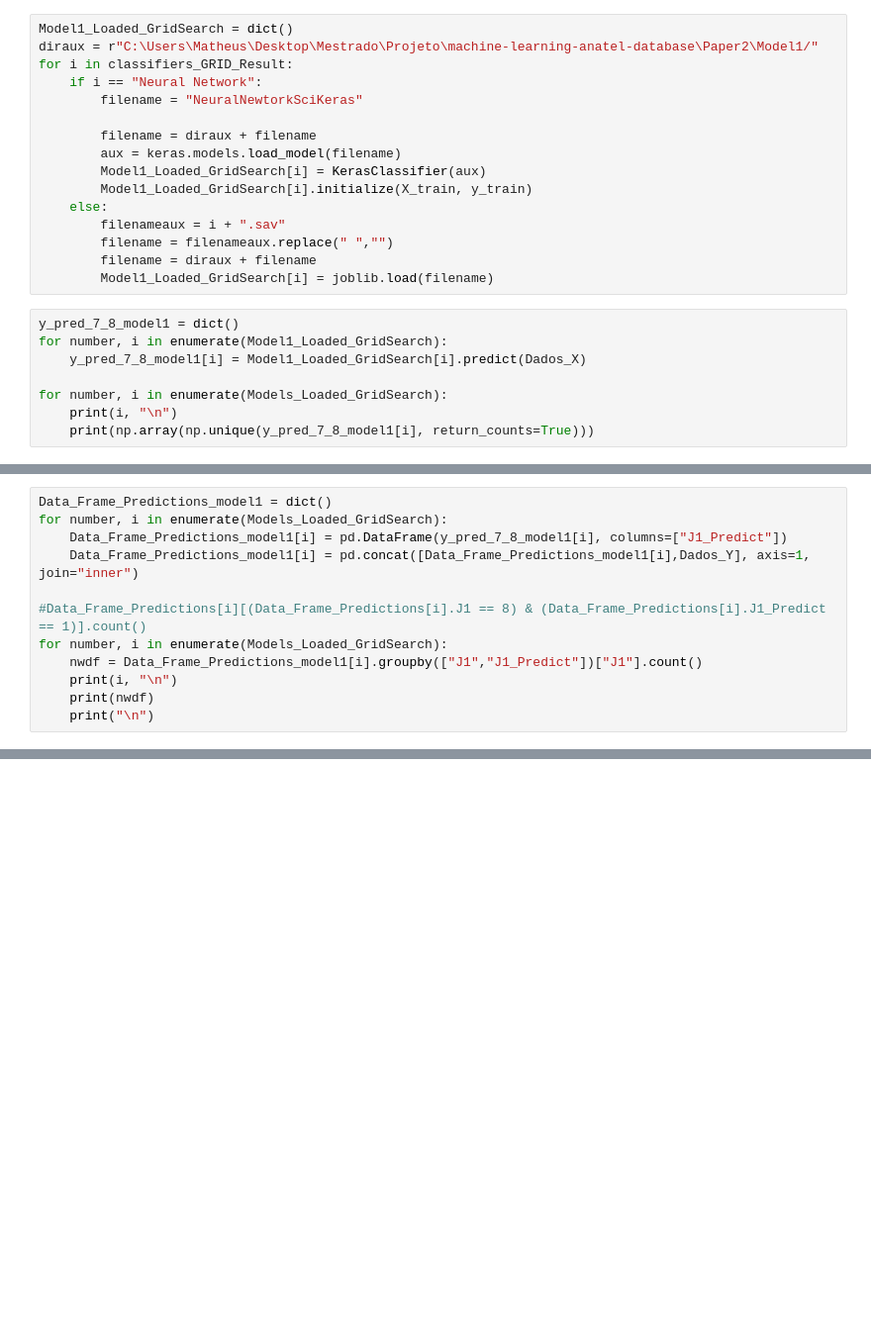
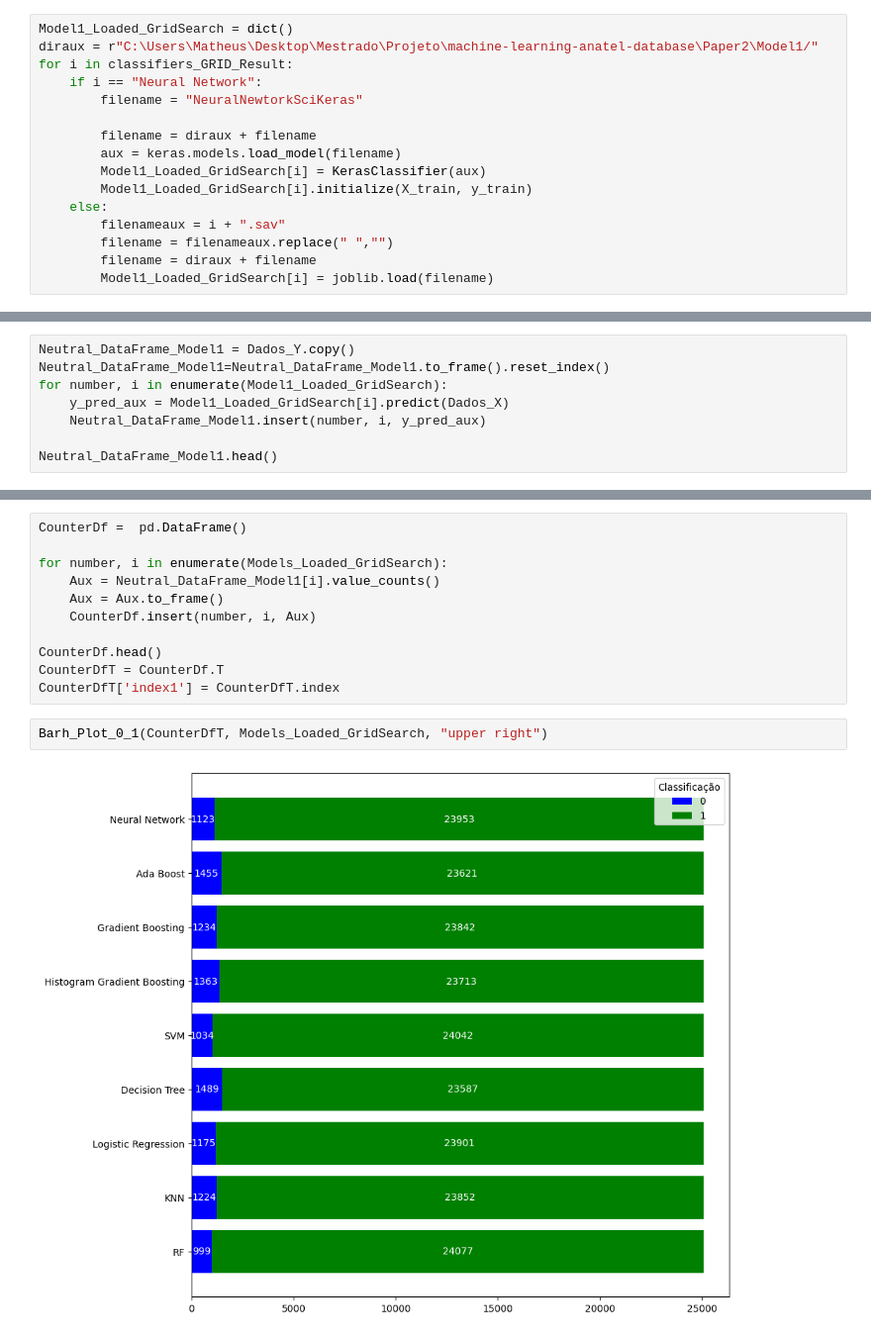
Before and after one commit to mrelero/machine-learning-anatel-database, a Jupyter notebook: Paper2/Model2/Model2.ipynb, the cells around one changed output, grey strips where cells are left out. Shown at 99% size. Saved outputs shown, nothing was run; the diff lists cells and outputs as text; blank space fills up the shorter version.

```diff
--- a/Paper2/Model2/Model2.ipynb
+++ b/Paper2/Model2/Model2.ipynb
@@ -895,11 +939,3 @@ for i in classifiers_GRID_Result:
         filename = filenameaux.replace(" ","")
         filename = diraux + filename
         Model1_Loaded_GridSearch[i] = joblib.load(filename)
-# %%
-y_pred_7_8_model1 = dict()
-for number, i in enumerate(Model1_Loaded_GridSearch):
-    y_pred_7_8_model1[i] = Model1_Loaded_GridSearch[i].predict(Dados_X)
-
-for number, i in enumerate(Models_Loaded_GridSearch):
-    print(i, "\n")
-    print(np.array(np.unique(y_pred_7_8_model1[i], return_counts=True)))
@@ -924,12 +941,0 @@ Neural Network
-# %%
-Data_Frame_Predictions_model1 = dict()
-for number, i in enumerate(Models_Loaded_GridSearch):
-    Data_Frame_Predictions_model1[i] = pd.DataFrame(y_pred_7_8_model1[i], columns=["J1_Predict"])
-    Data_Frame_Predictions_model1[i] = pd.concat([Data_Frame_Predictions_model1[i],Dados_Y], axis=1, join="inner")
-
-#Data_Frame_Predictions[i][(Data_Frame_Predictions[i].J1 == 8) & (Data_Frame_Predictions[i].J1_Predict == 1)].count()
-for number, i in enumerate(Models_Loaded_GridSearch):
-    nwdf = Data_Frame_Predictions_model1[i].groupby(["J1","J1_Predict"])["J1"].count()
-    print(i, "\n")
-    print(nwdf)
-    print("\n")
@@ -953,0 +942,8 @@ Name: J1, dtype: int64
+# %%
+Neutral_DataFrame_Model1 = Dados_Y.copy()
+Neutral_DataFrame_Model1=Neutral_DataFrame_Model1.to_frame().reset_index()
+for number, i in enumerate(Model1_Loaded_GridSearch):
+    y_pred_aux = Model1_Loaded_GridSearch[i].predict(Dados_X)
+    Neutral_DataFrame_Model1.insert(number, i, y_pred_aux)
+
+Neutral_DataFrame_Model1.head()
@@ -953,0 +958,15 @@ Name: J1, dtype: int64
+# %%
+CounterDf =  pd.DataFrame()
+
+for number, i in enumerate(Models_Loaded_GridSearch):
+    Aux = Neutral_DataFrame_Model1[i].value_counts()
+    Aux = Aux.to_frame()
+    CounterDf.insert(number, i, Aux)
+
+CounterDf.head()
+CounterDfT = CounterDf.T
+CounterDfT['index1'] = CounterDfT.index
+# %%
+Barh_Plot_0_1(CounterDfT, Models_Loaded_GridSearch, "upper right")
+# %% [output]
+[figure, added]
```
Also changed, not shown: parts of 12 cells of this notebook.
